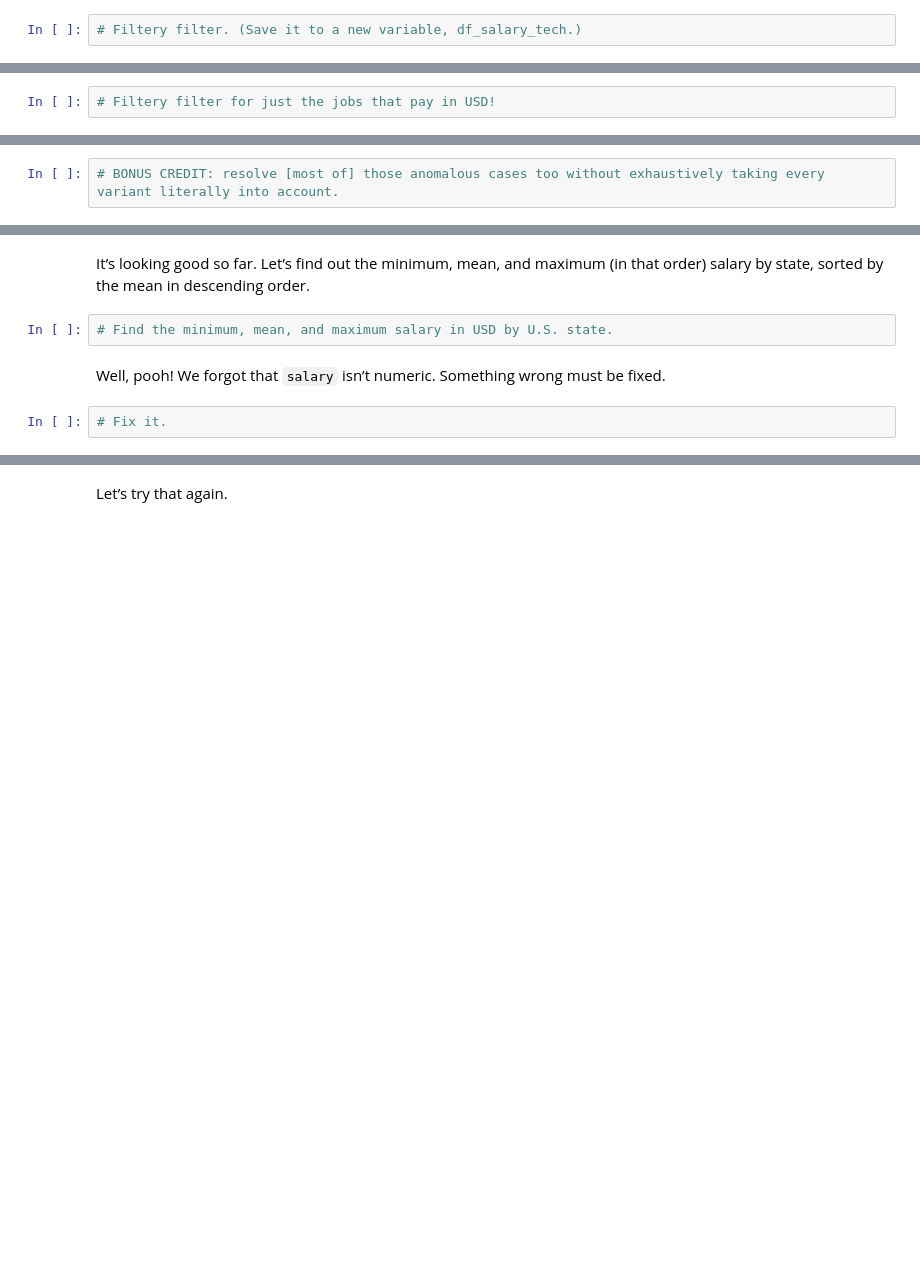
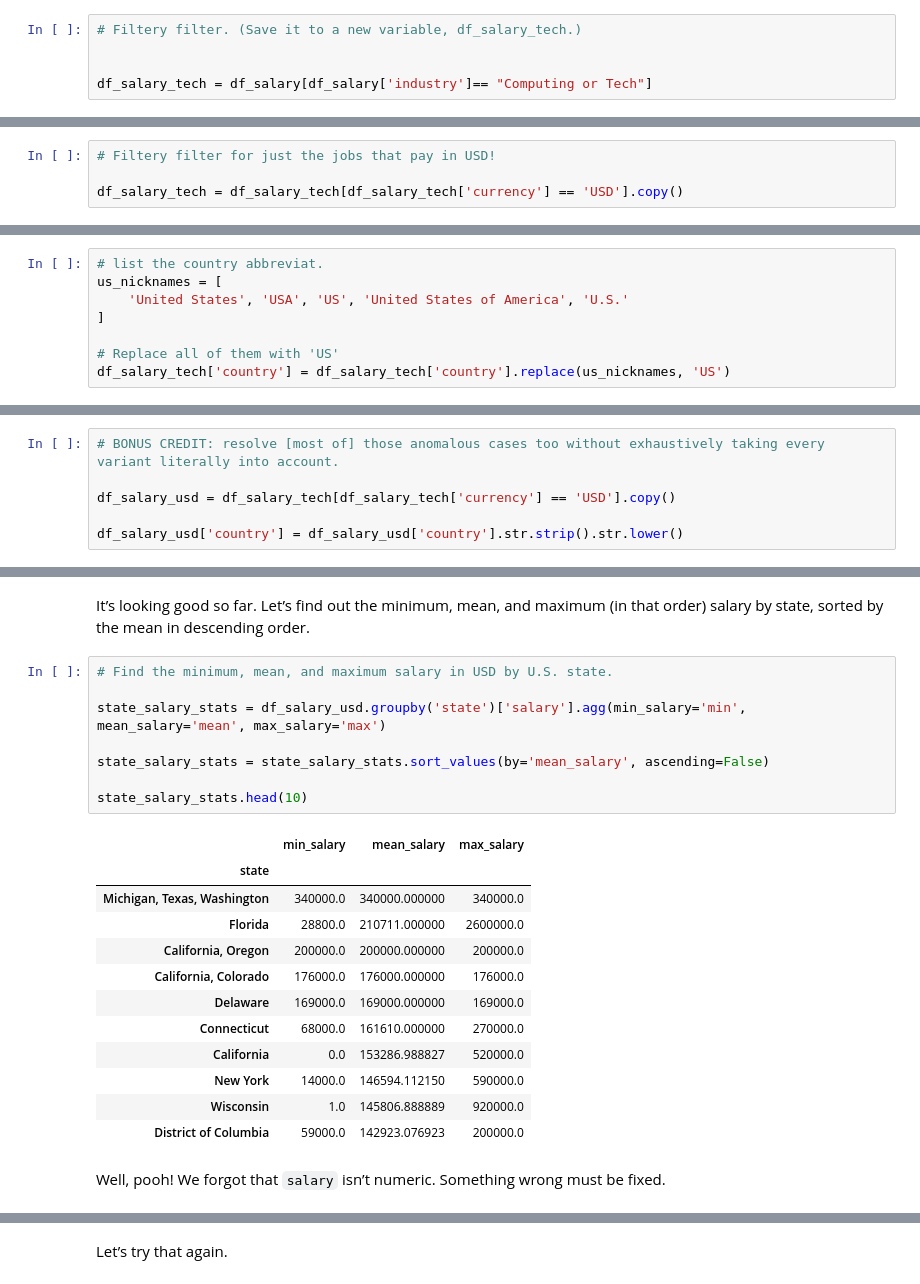
Before and after one commit to tsunar2002/ds-fall-2025-tue, a Jupyter notebook: Week-02-Pandas-Part-2-and-DS-Overview/exercise/sofia-hw2.ipynb, the cells around one changed output, grey strips where cells are left out. Saved outputs shown, nothing was run; the diff lists cells and outputs as text; blank space fills up the shorter version.

```diff
--- a/Week-02-Pandas-Part-2-and-DS-Overview/exercise/sofia-hw2.ipynb
+++ b/Week-02-Pandas-Part-2-and-DS-Overview/exercise/sofia-hw2.ipynb
@@ -130,6 +215,9 @@ You’re going to have a gander at the computing/tech subset first because thats
 That value among the top 5 is what you’re looking for innit? Filter out all the rows not in that industry and save it into a new dataframe.
 # %%
 # Filtery filter. (Save it to a new variable, df_salary_tech.)
+
+
+df_salary_tech = df_salary[df_salary['industry']== "Computing or Tech"]
 # %% [markdown]
 Do a sanity check to make sure that the only values you kept are the one you are filtered for.
 # %%
@@ -140,6 +233,8 @@ We are very interested in salary figures. But how many dollars 💵 is a euro
 For now, let’s just look at U.S. dollars (`'USD'`).
 # %%
 # Filtery filter for just the jobs that pay in USD!
+
+df_salary_tech = df_salary_tech[df_salary_tech['currency'] == 'USD'].copy()
 # %% [markdown]
 What we really want know is how each U.S. city pays in tech. What value in `country` represents the United States of America?
 # %%
@@ -155,3 +263,11 @@ Let’s not worry about anything below the first 5 values for now. Convert the t
+# %%
+# list the country abbreviat.
+us_nicknames = [
+    'United States', 'USA', 'US', 'United States of America', 'U.S.'
+]
+
+# Replace all of them with 'US'
+df_salary_tech['country'] = df_salary_tech['country'].replace(us_nicknames, 'US')
 # %% [markdown]
 Have a look at the count of each unique country again now.
 # %%
@@ -160,6 +291,10 @@ Have a look at the count of each unique country again now.
 Did you notice anything interesting?
 # %%
 # BONUS CREDIT: resolve [most of] those anomalous cases too without exhaustively taking every variant literally into account.
+
+df_salary_usd = df_salary_tech[df_salary_tech['currency'] == 'USD'].copy()
+
+df_salary_usd['country'] = df_salary_usd['country'].str.strip().str.lower()
 # %%
 
 # BONUS CREDIT: if you’ve resolved it, let’s see how well you did by counting the number of instances of each unique value.
@@ -167,7 +302,24 @@ Did you notice anything interesting?
 It’s looking good so far. Let’s find out the minimum, mean, and maximum (in that order) salary by state, sorted by the mean in descending order.
 # %%
 # Find the minimum, mean, and maximum salary in USD by U.S. state.
+
+state_salary_stats = df_salary_usd.groupby('state')['salary'].agg(min_salary='min', mean_salary='mean', max_salary='max')
+
+state_salary_stats = state_salary_stats.sort_values(by='mean_salary', ascending=False)
+
+state_salary_stats.head(10)
+# %% [output]
+|  | min_salary | mean_salary | max_salary |
+| state |  |  |  |
+| Michigan, Texas, Washington | 340000.0 | 340000.000000 | 340000.0 |
+| Florida | 28800.0 | 210711.000000 | 2600000.0 |
+| California, Oregon | 200000.0 | 200000.000000 | 200000.0 |
+| California, Colorado | 176000.0 | 176000.000000 | 176000.0 |
+| Delaware | 169000.0 | 169000.000000 | 169000.0 |
+| Connecticut | 68000.0 | 161610.000000 | 270000.0 |
+| California | 0.0 | 153286.988827 | 520000.0 |
+| New York | 14000.0 | 146594.112150 | 590000.0 |
+| Wisconsin | 1.0 | 145806.888889 | 920000.0 |
+| District of Columbia | 59000.0 | 142923.076923 | 200000.0 |
 # %% [markdown]
 Well, pooh! We forgot that `salary` isn’t numeric. Something wrong must be fixed.
-# %%
-# Fix it.
```
Also changed, not shown: parts of 22 cells of this notebook.
